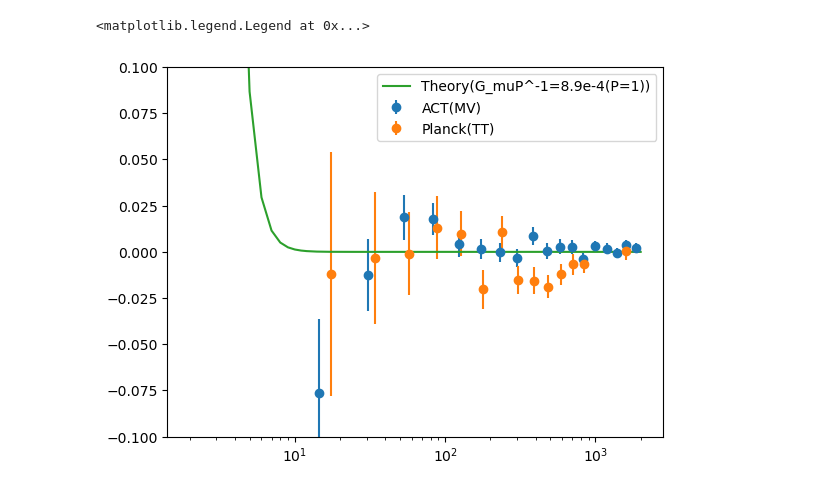
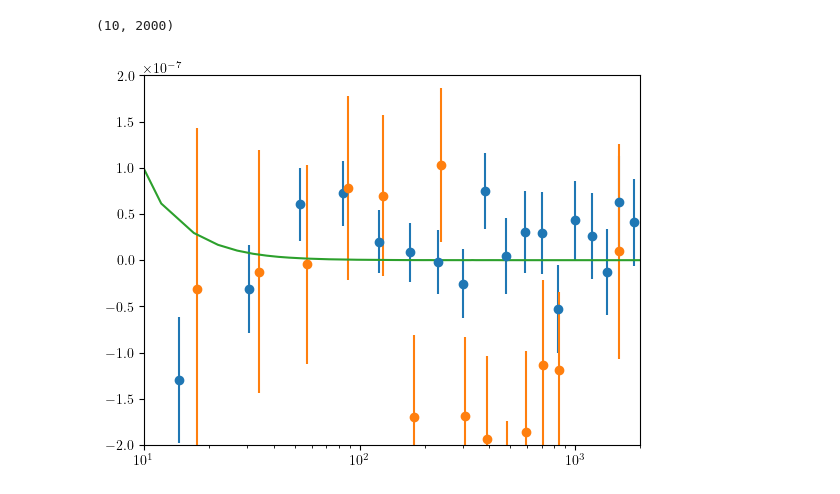
Before and after one commit to antolonappan/cosmic_strings, a Jupyter notebook: notebooks/data.ipynb, the cells around one changed output. Saved outputs shown, nothing was run; the diff lists cells and outputs as text; code cells hidden in the pictures.

```diff
--- a/notebooks/data.ipynb
+++ b/notebooks/data.ipynb
@@ -4,10 +4,10 @@ import matplotlib.pyplot as plt
 import sys
 sys.path.append('..')
 import strings as cs
+import matplotlib as mpl
+mpl.rcParams["text.usetex"] = True
+mpl.rcParams["font.family"] = "serif"
+mpl.rcParams["font.serif"] = ["Computer Modern Roman"]
 # %%
-actdata = np.loadtxt('../data/act_mv.txt', skiprows=1)
-actL = actdata[:, 0]
-actww = actdata[:, 1]
-actww_err = actdata[:, 2]
-actWW = actww * 1e7 / (2 * np.pi)
-actWW_err = actww_err * 1e7 / (2 * np.pi)
+ACT = cs.ACTDR6
+PLANCK = cs.PLANCK18
@@ -21,12 +14,14 @@ planckWW_err = planckww_err * 1e7 / (2 * np.pi)
 # %%
-l, cl = cs.compute_cls(G_mu=8.9*1e-4, P=1, N_k=10, l_max=2000, progress_bar=True)
+l = np.arange(2, 2000)[::5]
+theory = cs.compute_cl(5.1e-5, 1,ell_arr=l,progress=True)
 # %%
-plt.errorbar(actL, actWW, yerr=actWW_err, fmt='o', label='ACT(MV)')
-plt.errorbar(planckL, planckWW, yerr=planckWW_err, fmt='o', label='Planck(TT)')
-plt.plot(l, cl*1e7/(2*np.pi), label='Theory(G_muP^-1=8.9e-4(P=1))')
+plt.errorbar(ACT.L, ACT.CL*cs.DR6_FACTOR(ACT.L), yerr=ACT.ER*cs.DR6_FACTOR(ACT.L), fmt='o', label='ACT DR6')
+plt.errorbar(PLANCK.L, PLANCK.CL*cs.DR6_FACTOR(PLANCK.L), yerr=PLANCK.ER*cs.DR6_FACTOR(PLANCK.L), fmt='o', label='Planck 2018')
+plt.plot(l, theory*cs.DR6_FACTOR(l), label='String Model (Gmu=5.6e-5)')
+plt.xlim(2, 2000)
+plt.ylim(-2e-7, 2e-7)
 plt.semilogx()
-plt.ylim(-.1,.1)
-plt.legend()
+plt.xlim(10, 2000)
 # %% [output]
-<matplotlib.legend.Legend at 0x...>
+(10, 2000)
-[figure, old version]
+[figure, new version]
```
Also changed, not shown: parts of 2 cells of this notebook, 15 other files.
